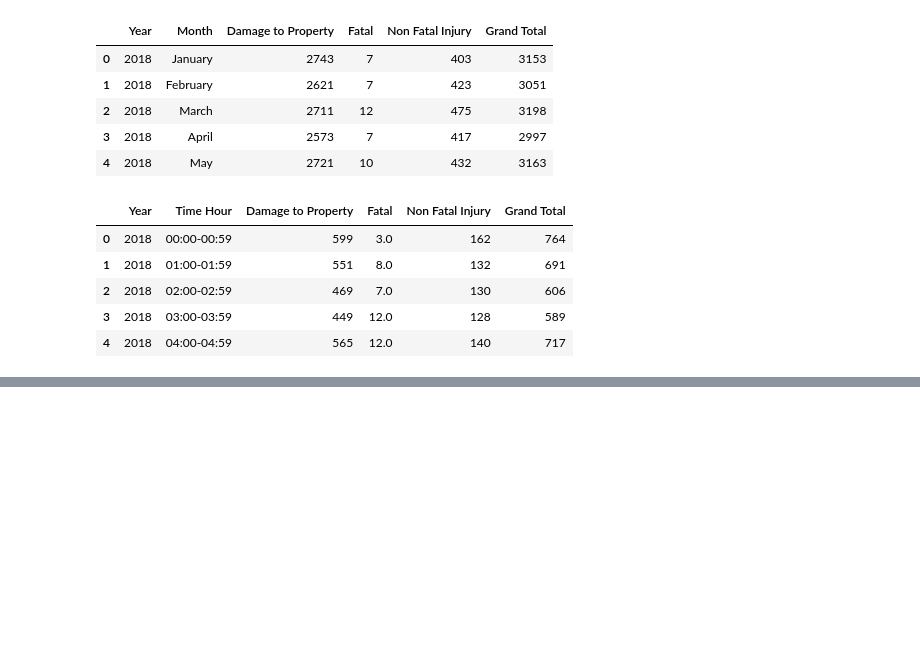
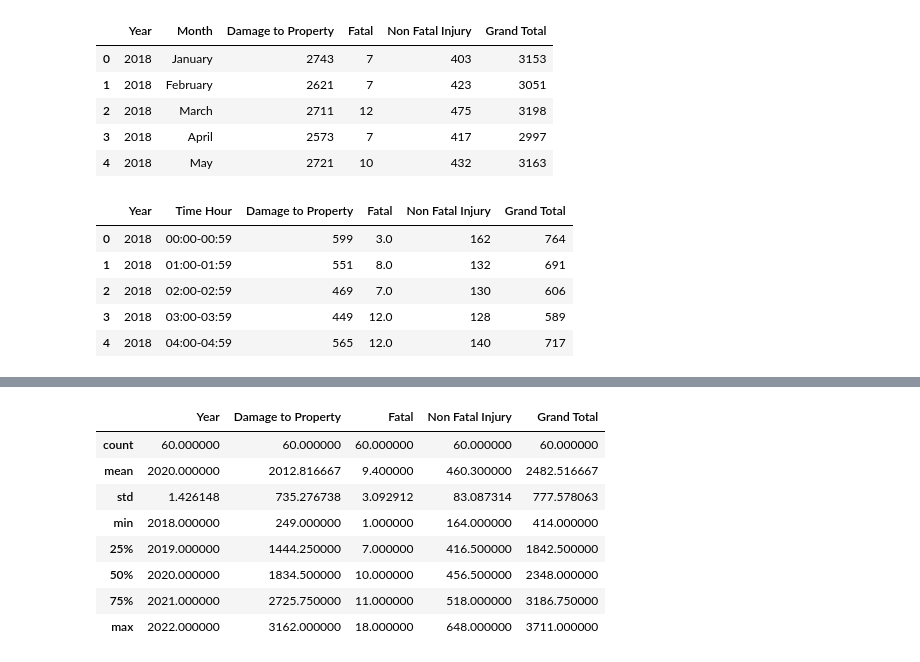
Before and after one commit to MaiJhay/Road-Accidents-In-Quezon-City, a Jupyter notebook: main.ipynb, the cells around one changed output, grey strips where cells are left out. Saved outputs shown, nothing was run; the diff lists cells and outputs as text; code cells hidden in the pictures; blank space fills up the shorter version.

```diff
--- a/main.ipynb
+++ b/main.ipynb
@@ -45,0 +96,12 @@ df_hour.head()
+# %%
+df_month.describe()
+# %% [output]
+|  | Year | Damage to Property | Fatal | Non Fatal Injury | Grand Total |
+| count | 60.000000 | 60.000000 | 60.000000 | 60.000000 | 60.000000 |
+| mean | 2020.000000 | 2012.816667 | 9.400000 | 460.300000 | 2482.516667 |
+| std | 1.426148 | 735.276738 | 3.092912 | 83.087314 | 777.578063 |
+| min | 2018.000000 | 249.000000 | 1.000000 | 164.000000 | 414.000000 |
+| 25% | 2019.000000 | 1444.250000 | 7.000000 | 416.500000 | 1842.500000 |
+| 50% | 2020.000000 | 1834.500000 | 10.000000 | 456.500000 | 2348.000000 |
+| 75% | 2021.000000 | 2725.750000 | 11.000000 | 518.000000 | 3186.750000 |
+| max | 2022.000000 | 3162.000000 | 18.000000 | 648.000000 | 3711.000000 |
```
Also changed, not shown: parts of 10 cells of this notebook.
